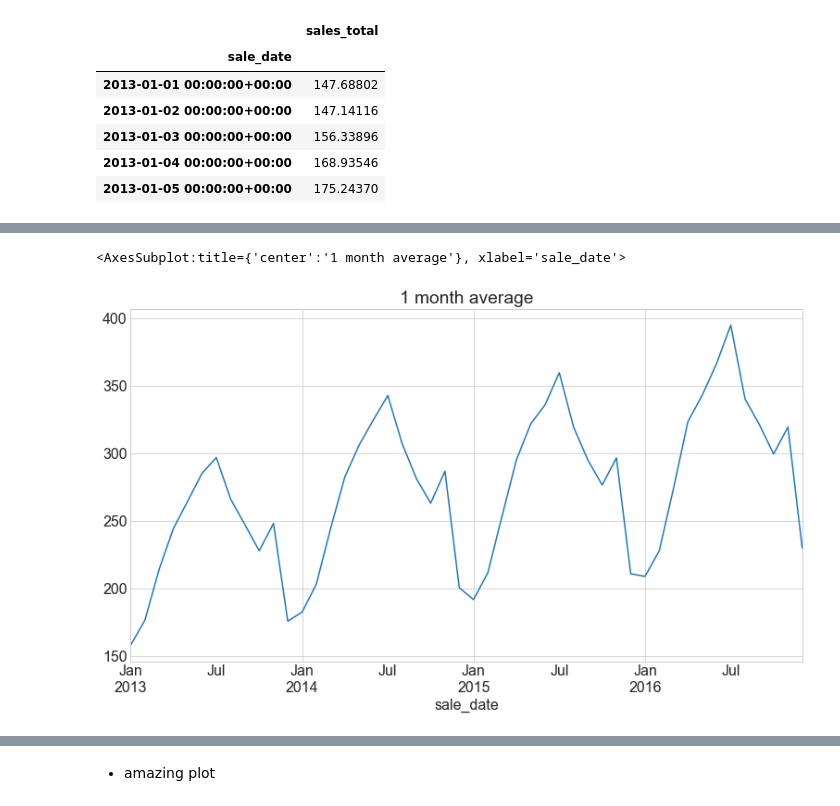
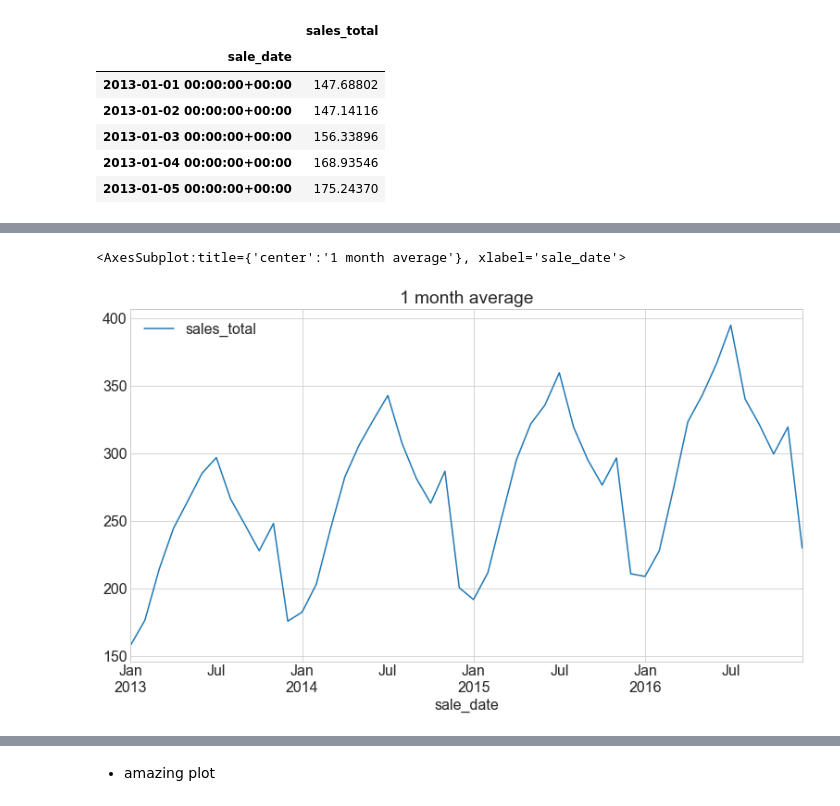
Before and after one commit to brianclements03/time_series_exercises, a Jupyter notebook: TSA_explore_exercises.ipynb, the cells around one changed output, grey strips where cells are left out. Drawn from its saved outputs; the diff is of its cells as text; code cells hidden in the pictures.

```diff
--- a/TSA_explore_exercises.ipynb
+++ b/TSA_explore_exercises.ipynb
@@ -174,8 +156,8 @@ Freq: D, Name: sales_total, Length: 1461, dtype: float64
 # maybe use a resample in the future cases, to force you to deal with missing data
 # train_by_date = train.resample('D').sales_total.mean().reset_index()
 # train_by_date = train.groupby(['sale_date']).sales_total.mean().reset_index()
-train_by_date = pd.DataFrame(train.resample('D').sales_total.mean())
-train_by_date.head()
+train_daily = pd.DataFrame(train.resample('D').sales_total.mean())
+train_daily.head()
 # %% [output]
 |  | sales_total |
 | sale_date |  |
@@ -213,6 +194,6 @@ y.resample('2W').mean().plot(title='2 week average')
 # %%
-y.resample('1M').mean().plot(title='1 month average')
+train_daily.resample('1M').mean().plot(title='1 month average')
 # %% [output]
 <AxesSubplot:title={'center':'1 month average'}, xlabel='sale_date'>
-[figure, old version]
+[figure, new version]
 # %%
```
Also changed, not shown: parts of 19 cells of this notebook.
